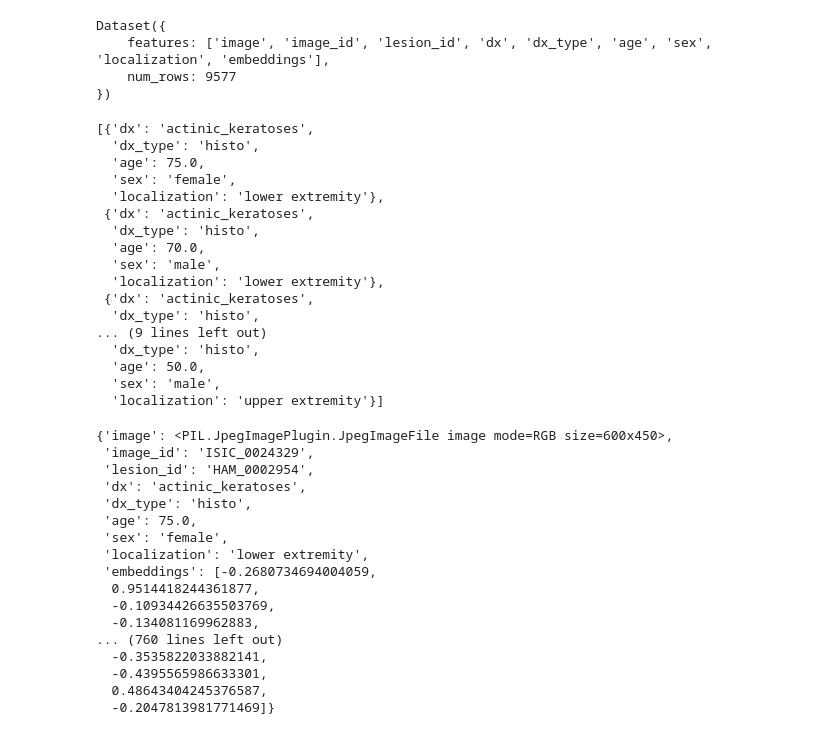
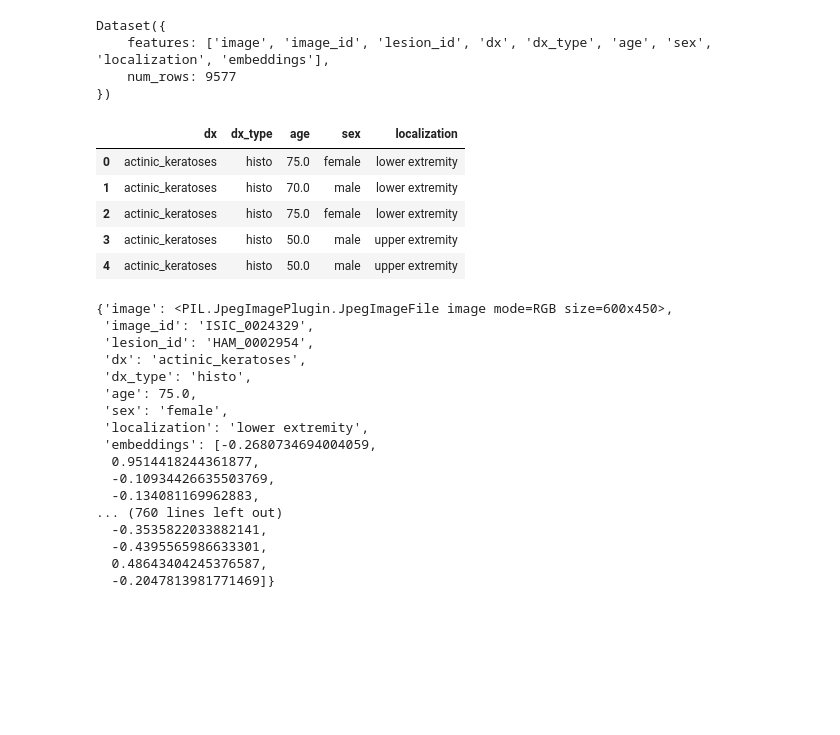
Before and after one commit to qdrant/examples, a Jupyter notebook: qdrant_101_image_data/04_qdrant_101_cv.ipynb, the cells around one changed output. Saved outputs shown, nothing was run; the diff lists cells and outputs as text; code cells hidden in the pictures; blank space fills up the shorter version.

```diff
--- a/qdrant_101_image_data/04_qdrant_101_cv.ipynb
+++ b/qdrant_101_image_data/04_qdrant_101_cv.ipynb
@@ -138,25 +138,14 @@ Dataset({
 # %%
 dataset.select_columns([
             'dx', 'dx_type', 'age', 'sex', 'localization'
-        ]).to_pandas().head().to_dict(orient="records")
+        ]).to_pandas().fillna({'age': 0}).head()#.sum()#.to_dict(orient="records")
 # %% [output]
-[{'dx': 'actinic_keratoses',
-  'dx_type': 'histo',
-  'age': 75.0,
-  'sex': 'female',
-  'localization': 'lower extremity'},
- {'dx': 'actinic_keratoses',
-  'dx_type': 'histo',
-  'age': 70.0,
-  'sex': 'male',
-  'localization': 'lower extremity'},
- {'dx': 'actinic_keratoses',
-  'dx_type': 'histo',
-... (9 lines left out)
-  'dx_type': 'histo',
-  'age': 50.0,
-  'sex': 'male',
-  'localization': 'upper extremity'}]
+|  | dx | dx_type | age | sex | localization |
+| 0 | actinic_keratoses | histo | 75.0 | female | lower extremity |
+| 1 | actinic_keratoses | histo | 70.0 | male | lower extremity |
+| 2 | actinic_keratoses | histo | 75.0 | female | lower extremity |
+| 3 | actinic_keratoses | histo | 50.0 | male | upper extremity |
+| 4 | actinic_keratoses | histo | 50.0 | male | upper extremity |
 # %%
 dataset[0]
 # %% [output]
```
Also changed, not shown: parts of 5 cells of this notebook.
